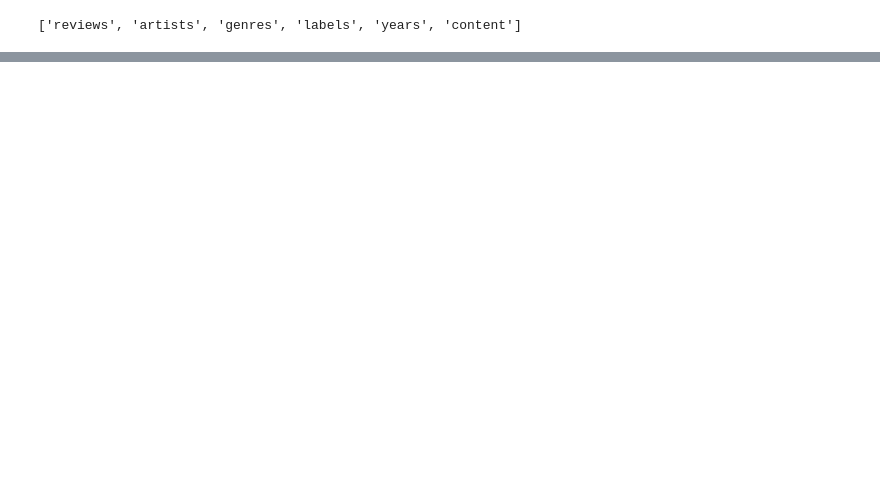
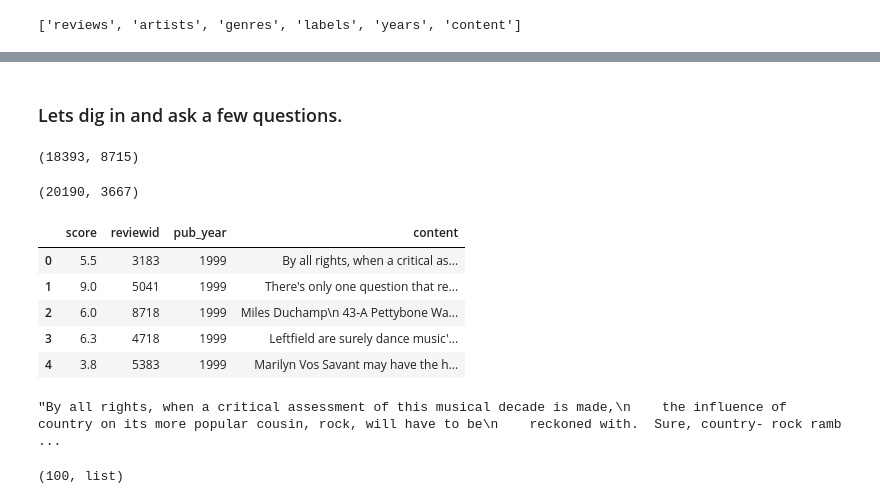
Before and after one commit to worldyne/module2_final_project, a Jupyter notebook: EDA.ipynb, the cells around one changed output, grey strips where cells are left out. Drawn from its saved outputs; the diff is of its cells as text; code cells hidden in the pictures; blank space fills up the shorter version.

```diff
--- a/EDA.ipynb
+++ b/EDA.ipynb
@@ -17,6 +24,7 @@ table_names
 ['reviews', 'artists', 'genres', 'labels', 'years', 'content']
 # %%
 def postgres_to_df(table):
+    """Return a Pandas DataFrame generated from an PostgreSQL table."""
     engine = create_engine(db_path)
     conn = engine.connect()
     result = conn.execute(f'SELECT * FROM {table}')
@@ -26,5 +57,6 @@ def postgres_to_df(table):
 # %%
-postgres_to_df('reviews').head()
+reviews = postgres_to_df('reviews')
+reviews.head()
 # %% [output]
 |  | reviewid | title | artist | url | score | best_new_music | author | author_type | pub_date | ... |
 | 0 | 22703 | mezzanine | massive attack | http://pitchfork.com/reviews/albu... | 9.3 | 0 | nate patrin | contributor | 2017-01-08 | ... |
@@ -32,3 +64,50 @@ postgres_to_df('reviews').head()
 | 2 | 22659 | all of them naturals | uranium club | http://pitchfork.com/reviews/albu... | 7.3 | 0 | david glickman | contributor | 2017-01-07 | ... |
 | 3 | 22661 | first songs | kleenex, liliput | http://pitchfork.com/reviews/albu... | 9.0 | 1 | jenn pelly | associate reviews editor | 2017-01-06 | ... |
 | 4 | 22725 | new start | taso | http://pitchfork.com/reviews/albu... | 8.1 | 0 | kevin lozano | tracks coordinator | 2017-01-06 | ... |
+# %% [markdown]
+### Lets dig in and ask a few questions.
+# %%
+len(reviews), reviews['artist'].nunique()
+# %% [output]
+(18393, 8715)
+# %%
+labels = postgres_to_df('labels')
+len(labels), labels['label'].nunique()
+# %% [output]
+(20190, 3667)
+# %%
+content = postgres_to_df('content')
+content.head()
+
+query = """
+SELECT
+    reviews.score,
+    reviews.reviewid,
+    reviews.pub_year,
+    content.content
+FROM reviews
+FULL OUTER JOIN content ON reviews.reviewid = content.reviewid
+ORDER BY reviews.pub_year
+"""
+engine = create_engine(db_path)
+conn = engine.connect()
+result = conn.execute(query)
+content = pd.DataFrame(result.fetchall(), columns=result.keys())
+content.head()
+# %% [output]
+|  | score | reviewid | pub_year | content |
+| 0 | 5.5 | 3183 | 1999 | By all rights, when a critical as... |
+| 1 | 9.0 | 5041 | 1999 | There's only one question that re... |
+| 2 | 6.0 | 8718 | 1999 | Miles Duchamp\n 43-A Pettybone Wa... |
+| 3 | 6.3 | 4718 | 1999 | Leftfield are surely dance music'... |
+| 4 | 3.8 | 5383 | 1999 | Marilyn Vos Savant may have the h... |
+# %%
+content['content'][0][:300]
+# %% [output]
+"By all rights, when a critical assessment of this musical decade is made,\n    the influence of country on its more popular cousin, rock, will have to be\n    reckoned with.  Sure, country- rock ramb ...
+# %%
+sent_analyzer = vaderSentiment.SentimentIntensityAnalyzer()
+sentiments = [sent_analyzer.polarity_scores(text)['compound'] for text in content['content'][:100]]
+len(sentiments), type(sentiments)
+# %% [output]
+(100, list)
```
Also changed, not shown: parts of 18 cells of this notebook, 1 other file.
